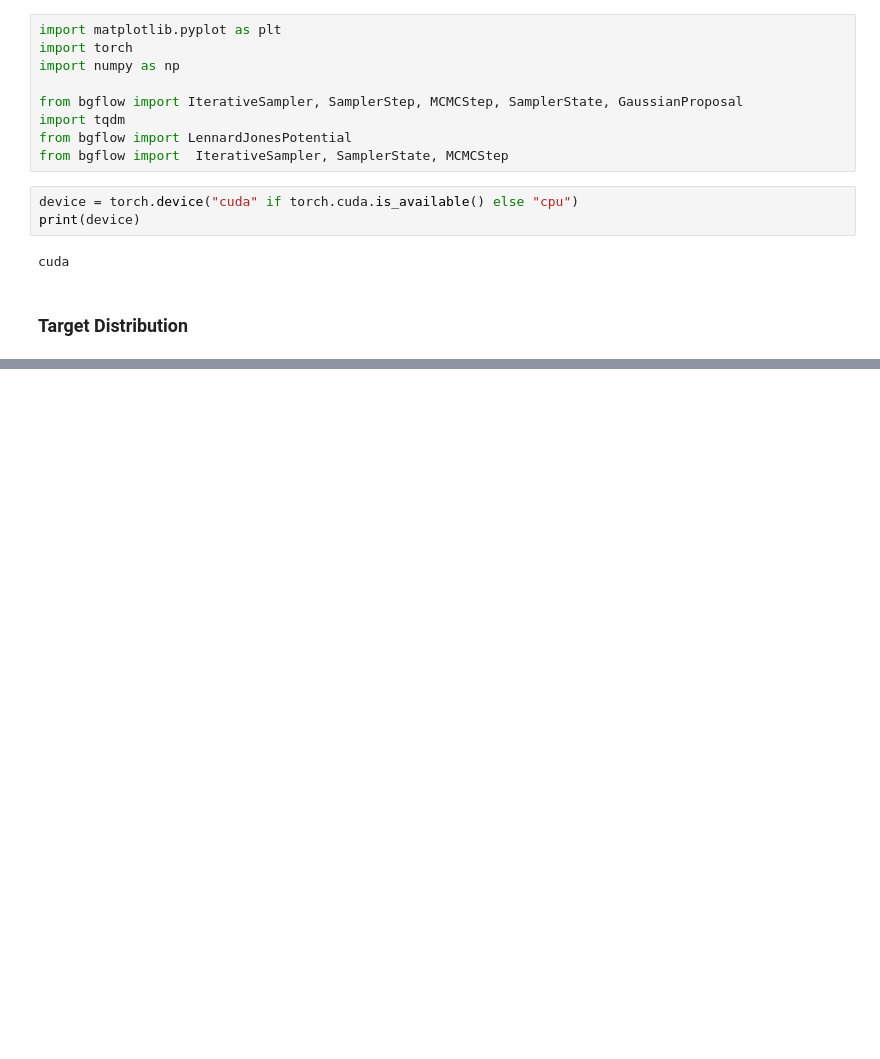
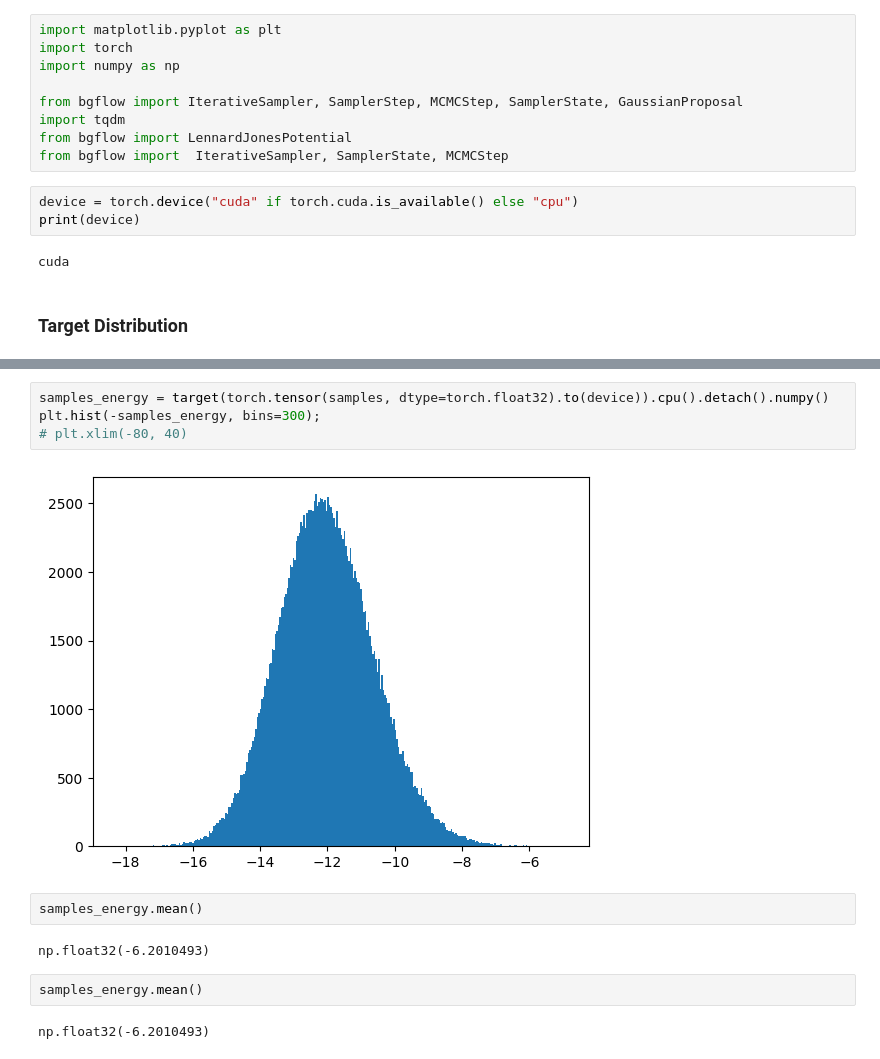
Before and after one commit to taraak/pita, a Jupyter notebook: runner/notebooks/lj_mcmc.ipynb, the cells around one changed output, grey strips where cells are left out. Drawn from its saved outputs; the diff is of its cells as text; blank space fills up the shorter version.

```diff
--- a/runner/notebooks/lj_mcmc.ipynb
+++ b/runner/notebooks/lj_mcmc.ipynb
@@ -52 +100,15 @@ samples= np.concatenate([samples, samples_2], axis=0)
+# %%
+samples_energy = target(torch.tensor(samples, dtype=torch.float32).to(device)).cpu().detach().numpy()
+plt.hist(-samples_energy, bins=300);
+# plt.xlim(-80, 40)
+# %% [output]
+[figure, added]
+# %%
+samples_energy.mean()
+# %% [output]
+np.float32(-6.2010493)
+# %%
+samples_energy.mean()
+# %% [output]
+np.float32(-6.2010493)
 # %%
```
Also changed, not shown: parts of 17 cells of this notebook.
